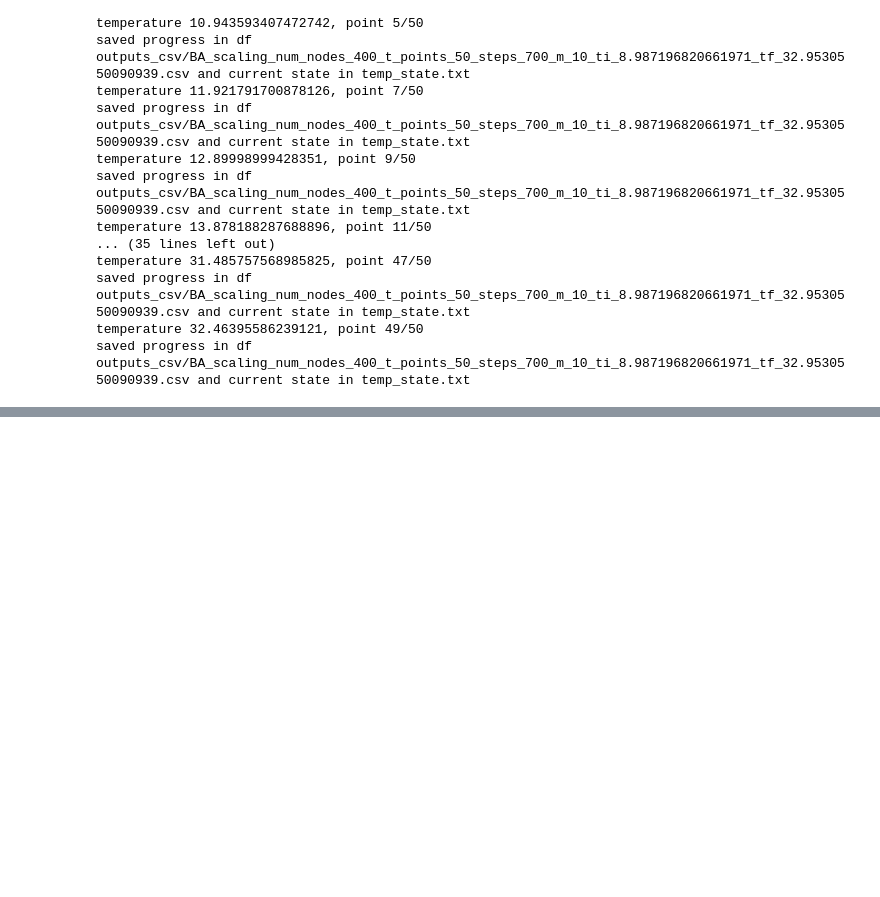
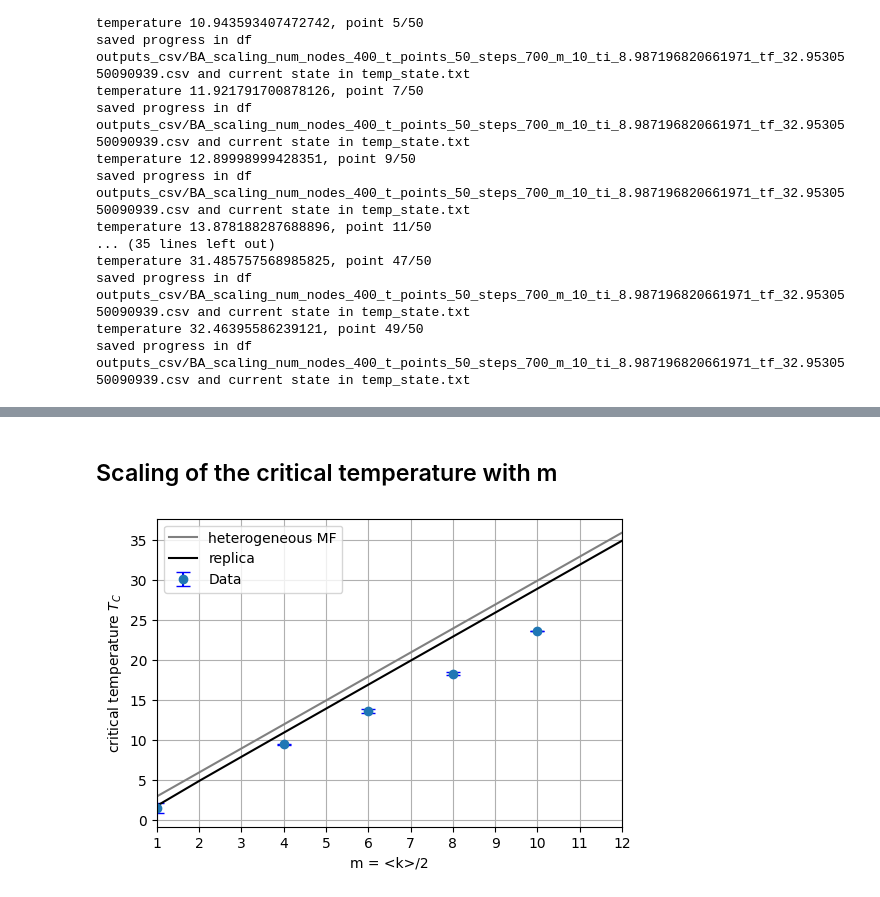
Before and after one commit to miriamzara/ComplexNet_project, a Jupyter notebook: project_01/BA_simulation.ipynb, the cells around one changed output, grey strips where cells are left out. Drawn from its saved outputs; the diff is of its cells as text; code cells hidden in the pictures; blank space fills up the shorter version.

```diff
--- a/project_01/BA_simulation.ipynb
+++ b/project_01/BA_simulation.ipynb
@@ -229,0 +230,36 @@ ax1.set_ylim([-0.2, 0.4])
+# %% [markdown]
+## Scaling of the critical temperature with m
+# %%
+df1 = pd.read_csv("outputs_csv/BA_scaling_num_nodes_400_t_points_100_steps_5000_m_1.csv")
+df4 = pd.read_csv("outputs_csv/BA_scaling_num_nodes_400_t_points_50_steps_2000_m_4_ti_5.99_tf_14.38.csv")
+df6 = pd.read_csv("outputs_csv/BA_scaling_num_nodes_400_t_points_50_steps_1000_m_6_ti_10.78_tf_21.57.csv")
+df8 = pd.read_csv("outputs_csv/BA_scaling_num_nodes_400_t_points_50_steps_1000_m_8_ti_7.19_tf_26.36.csv")
+df10 = pd.read_csv("outputs_csv/BA_scaling_num_nodes_400_t_points_50_steps_700_m_10_ti_8.99_tf_32.95.csv")
+
+dfs = [df1, df4, df6, df8, df10]
+
+num_nodes = 400
+m_values = [1, 4, 6, 8, 10]
+
+t_estimates = [estimate_temperature(df)[0] for df in dfs]
+t_std = [estimate_temperature(df)[1] for df in dfs]
+
+
+fig, ax = plt.subplots(figsize = (6,4))
+ax.errorbar(m_values, t_estimates, yerr= t_std, fmt='o', ecolor='b', capsize=5 , label = "Data")
+x_values = range(1, 13)
+mean_field_temperatures = [(m / 2) * np.log(num_nodes) for m in x_values]
+replica_temperatures = [ - ( (1 / 2) * np.log(1 - 2 * (1 / mean_field_temperatures[i])) ) ** -1  for i, m in enumerate(x_values)]
+ax.plot(x_values, mean_field_temperatures, label=f'heterogeneous MF', color='grey')
+ax.plot(x_values, replica_temperatures, label=f'replica', color='black')
+ax.grid()
+ax.set_xlim([1,12])
+ax.set_xlabel("m = <k>/2")
+ax.set_ylabel(r"critical temperature $T_C$")
+ax.set_xticks(x_values)
+ax.set_xticklabels(f"{x:.0f}" for x in x_values)
+ax.legend()
+
+plt.savefig("figures/BA_temperatures.pdf")
+# %% [output]
+[figure, added]
```
Also changed, not shown: parts of 5 cells of this notebook, 40 other files.
